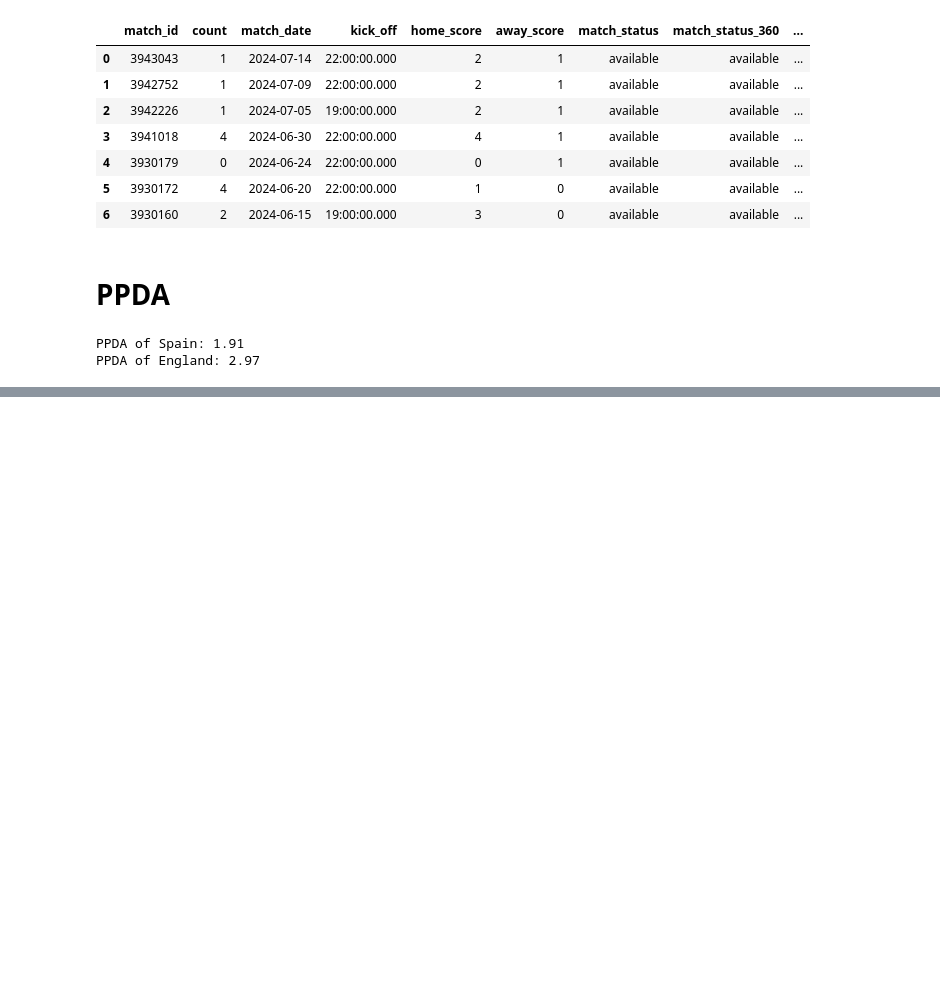
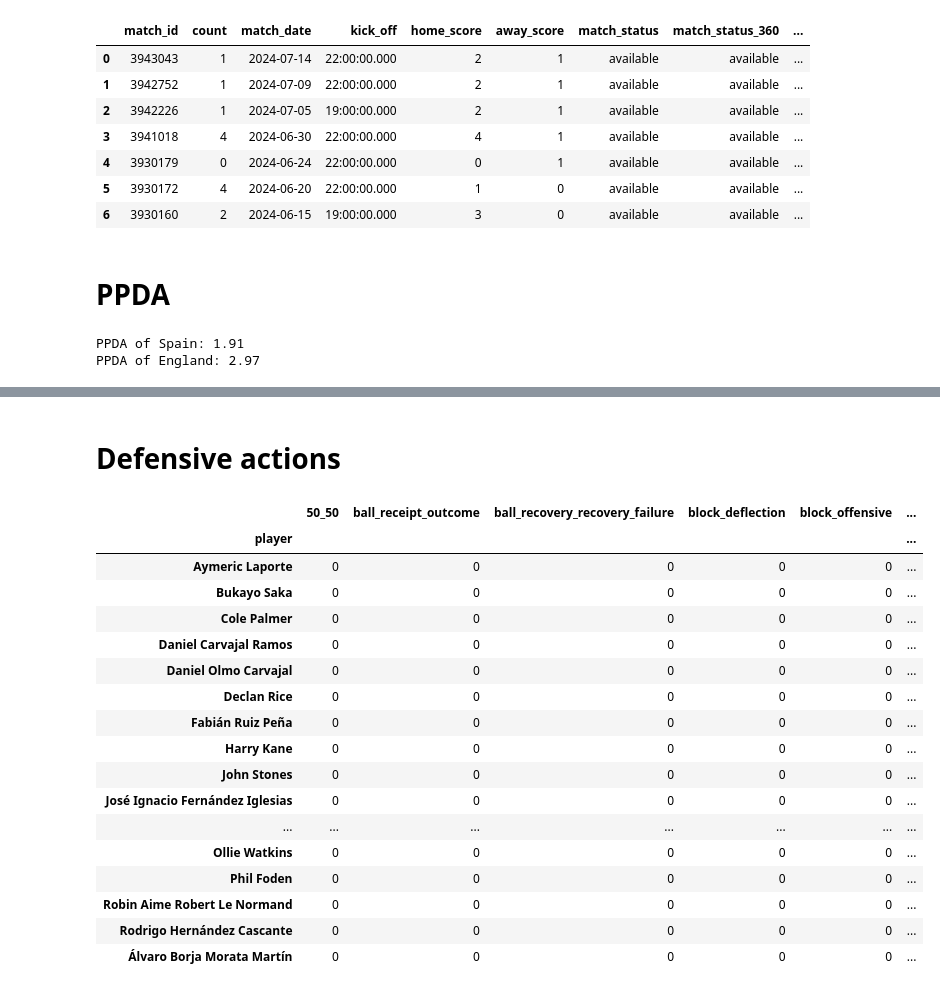
Before and after one commit to francisco-kim/footballAnalysis, a Jupyter notebook: statsbomb.ipynb, the cells around one changed output, grey strips where cells are left out. Saved outputs shown, nothing was run; the diff lists cells and outputs as text; code cells hidden in the pictures; blank space fills up the shorter version.

Commit message:
Add defensive & pass sections

```diff
--- a/statsbomb.ipynb
+++ b/statsbomb.ipynb
@@ -1512,0 +1536,23 @@ PPDA of England: 2.97
+# %% [markdown]
+# Defensive actions
+# %%
+dfRaw[dfRaw["type"].isin(["Pressure", "Tackle", "Interception", "Ball Recovory", "Block", "Clearance"])].groupby('player').count()
+# %% [output]
+|  | 50_50 | ball_receipt_outcome | ball_recovery_recovery_failure | block_deflection | block_offensive | ... |
+| player |  |  |  |  |  | ... |
+| Aymeric Laporte | 0 | 0 | 0 | 0 | 0 | ... |
+| Bukayo Saka | 0 | 0 | 0 | 0 | 0 | ... |
+| Cole Palmer | 0 | 0 | 0 | 0 | 0 | ... |
+| Daniel Carvajal Ramos | 0 | 0 | 0 | 0 | 0 | ... |
+| Daniel Olmo Carvajal | 0 | 0 | 0 | 0 | 0 | ... |
+| Declan Rice | 0 | 0 | 0 | 0 | 0 | ... |
+| Fabián Ruiz Peña | 0 | 0 | 0 | 0 | 0 | ... |
+| Harry Kane | 0 | 0 | 0 | 0 | 0 | ... |
+| John Stones | 0 | 0 | 0 | 0 | 0 | ... |
+| José Ignacio Fernández Iglesias | 0 | 0 | 0 | 0 | 0 | ... |
+| ... | ... | ... | ... | ... | ... | ... |
+| Ollie Watkins | 0 | 0 | 0 | 0 | 0 | ... |
+| Phil Foden | 0 | 0 | 0 | 0 | 0 | ... |
+| Robin Aime Robert Le Normand | 0 | 0 | 0 | 0 | 0 | ... |
+| Rodrigo Hernández Cascante | 0 | 0 | 0 | 0 | 0 | ... |
+| Álvaro Borja Morata Martín | 0 | 0 | 0 | 0 | 0 | ... |
```
Also changed, not shown: parts of 8 cells of this notebook.
